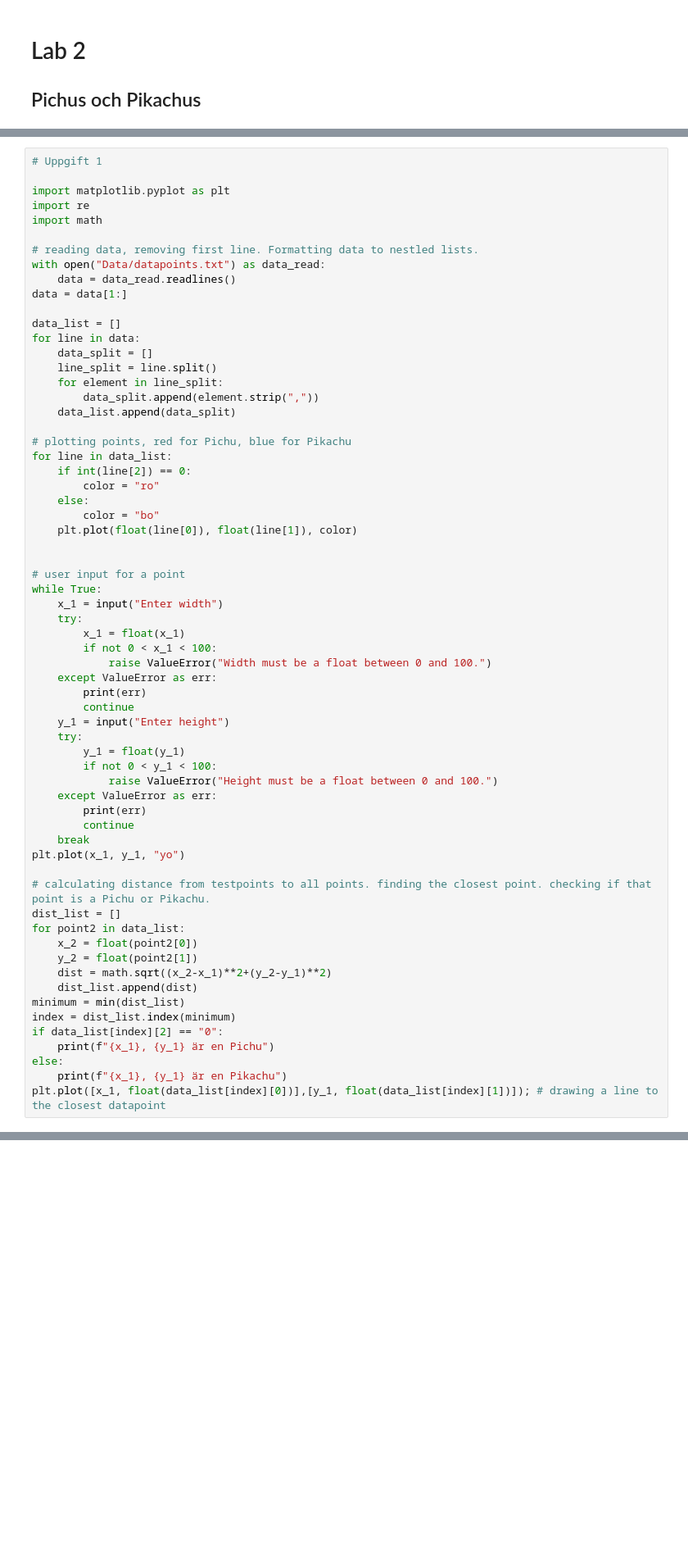
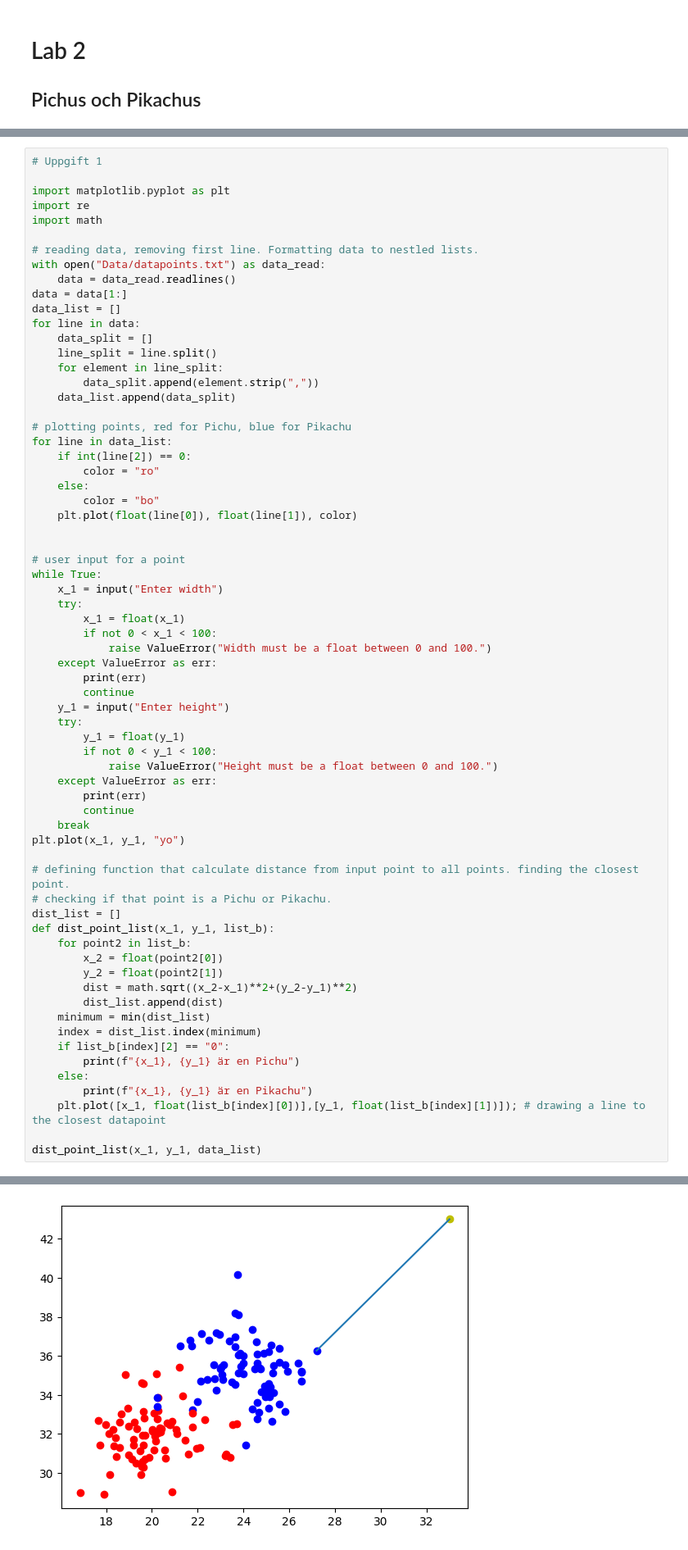
Before and after one commit to HakanAkerblom/Python-Hakan-Akerblom, a Jupyter notebook: Labs/Lab2.ipynb, the cells around one changed output, grey strips where cells are left out. Shown at 82% size. Saved outputs shown, nothing was run; the diff lists cells and outputs as text; blank space fills up the shorter version.

```diff
--- a/Labs/Lab2.ipynb
+++ b/Labs/Lab2.ipynb
@@ -75,7 +84,6 @@ import math
 with open("Data/datapoints.txt") as data_read:
     data = data_read.readlines()
 data = data[1:]
-
 data_list = []
 for line in data:
     data_split = []
@@ -114,17 +122,22 @@ while True:
     break
 plt.plot(x_1, y_1, "yo")
 
-# calculating distance from testpoints to all points. finding the closest point. checking if that point is a Pichu or Pikachu.
+# defining function that calculate distance from input point to all points. finding the closest point.
+# checking if that point is a Pichu or Pikachu.
 dist_list = []
-for point2 in data_list:
-    x_2 = float(point2[0])
-    y_2 = float(point2[1])
-    dist = math.sqrt((x_2-x_1)**2+(y_2-y_1)**2)
-    dist_list.append(dist)
-minimum = min(dist_list)
-index = dist_list.index(minimum)
-if data_list[index][2] == "0":
-    print(f"{x_1}, {y_1} är en Pichu")
-else:
-    print(f"{x_1}, {y_1} är en Pikachu")
-plt.plot([x_1, float(data_list[index][0])],[y_1, float(data_list[index][1])]); # drawing a line to the closest datapoint
+def dist_point_list(x_1, y_1, list_b):
+    for point2 in list_b:
+        x_2 = float(point2[0])
+        y_2 = float(point2[1])
+        dist = math.sqrt((x_2-x_1)**2+(y_2-y_1)**2)
+        dist_list.append(dist)
+    minimum = min(dist_list)
+    index = dist_list.index(minimum)
+    if list_b[index][2] == "0":
+        print(f"{x_1}, {y_1} är en Pichu")
+    else:
+        print(f"{x_1}, {y_1} är en Pikachu")
+    plt.plot([x_1, float(list_b[index][0])],[y_1, float(list_b[index][1])]); # drawing a line to the closest datapoint
+
+dist_point_list(x_1, y_1, data_list)
+# %% [output]
@@ -131,3 +145,4 @@ plt.plot([x_1, float(data_list[index][0])],[y_1, float(data_list[index][1])]); #
+[figure, added]
 # %%
 # Uppgift 2
 
```
Also changed, not shown: parts of 4 cells of this notebook.
